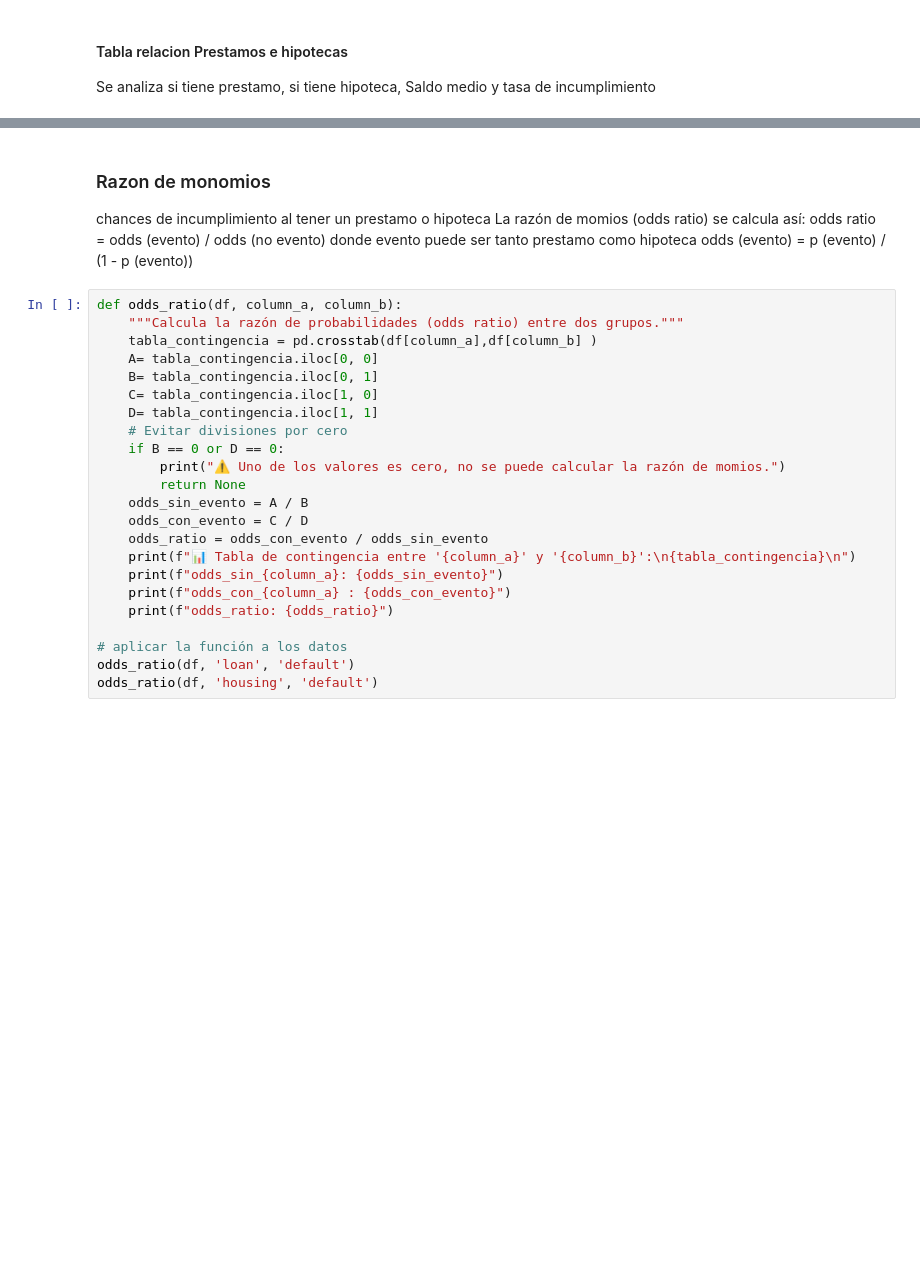
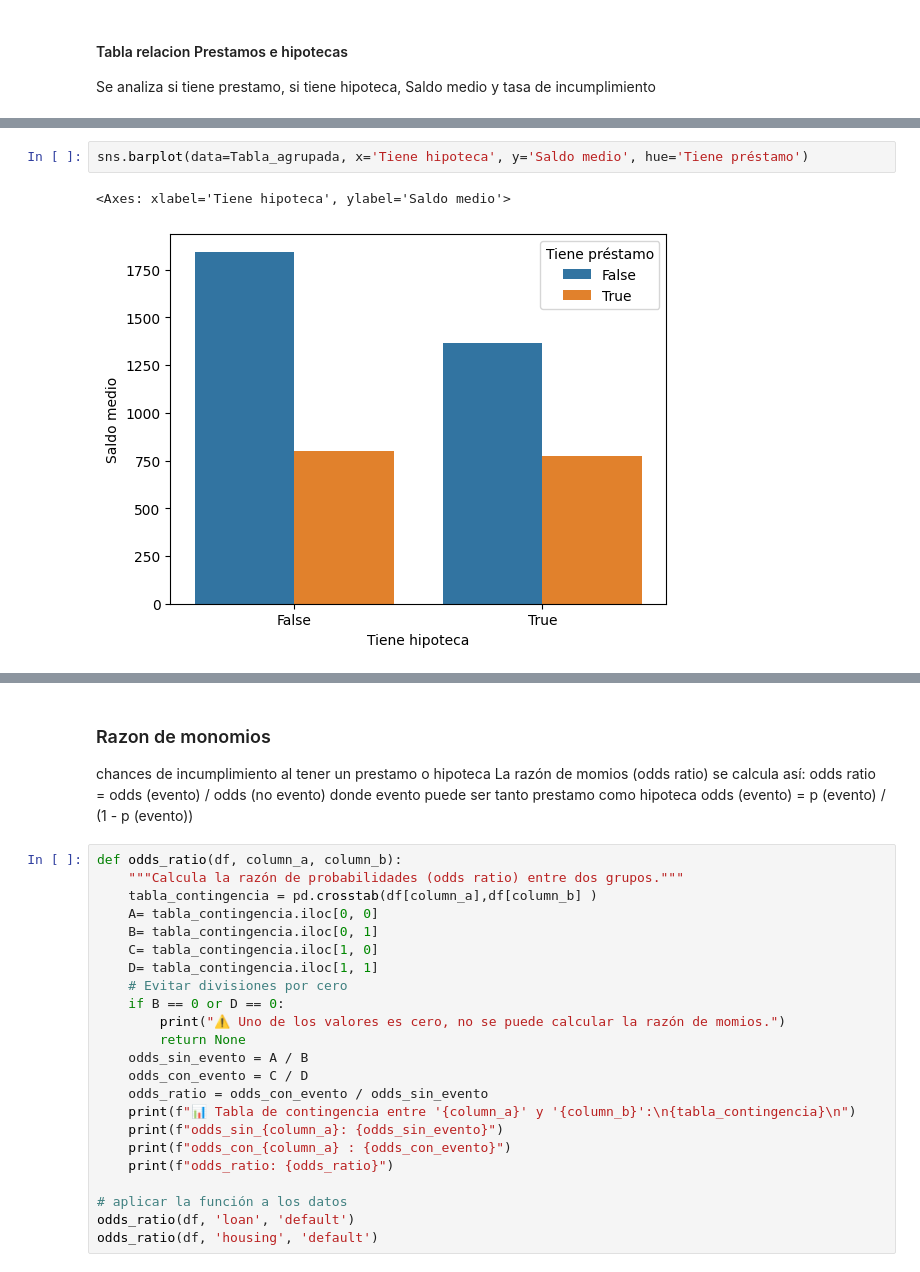
Before and after one commit to MarinaTorba/PersonalDataProrjects, a Jupyter notebook: Equip_9/Scripts/Analisis _Finanzas_250519.ipynb, the cells around one changed output, grey strips where cells are left out. Saved outputs shown, nothing was run; the diff lists cells and outputs as text; blank space fills up the shorter version.

```diff
--- a/Equip_9/Scripts/Analisis _Finanzas_250519.ipynb
+++ b/Equip_9/Scripts/Analisis _Finanzas_250519.ipynb
@@ -58,3 +68,8 @@ plt.show()
 2                 906
 3                1212
 [figure]
+# %%
+sns.barplot(data=Tabla_agrupada, x='Tiene hipoteca', y='Saldo medio', hue='Tiene préstamo')
+# %% [output]
+<Axes: xlabel='Tiene hipoteca', ylabel='Saldo medio'>
+[figure, added]
```
Also changed, not shown: parts of 4 cells of this notebook.
